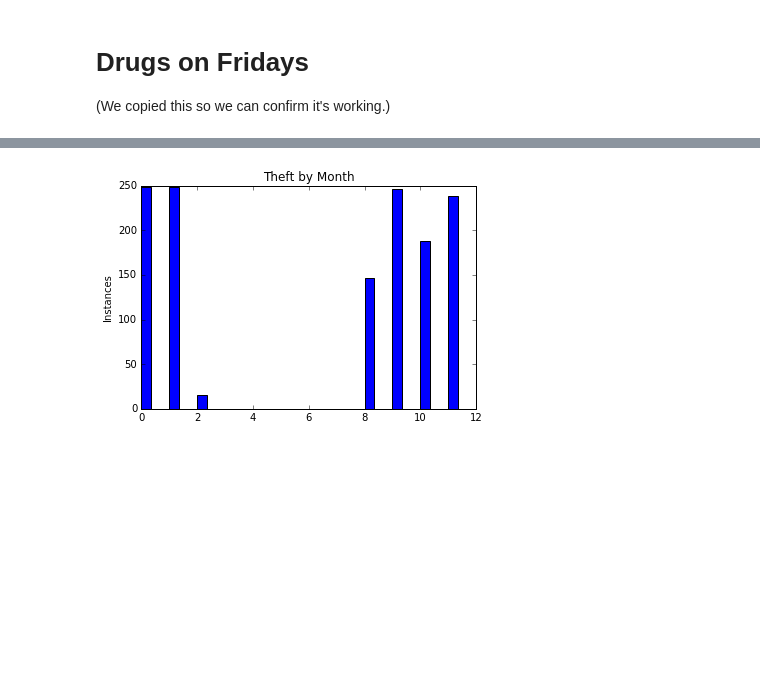
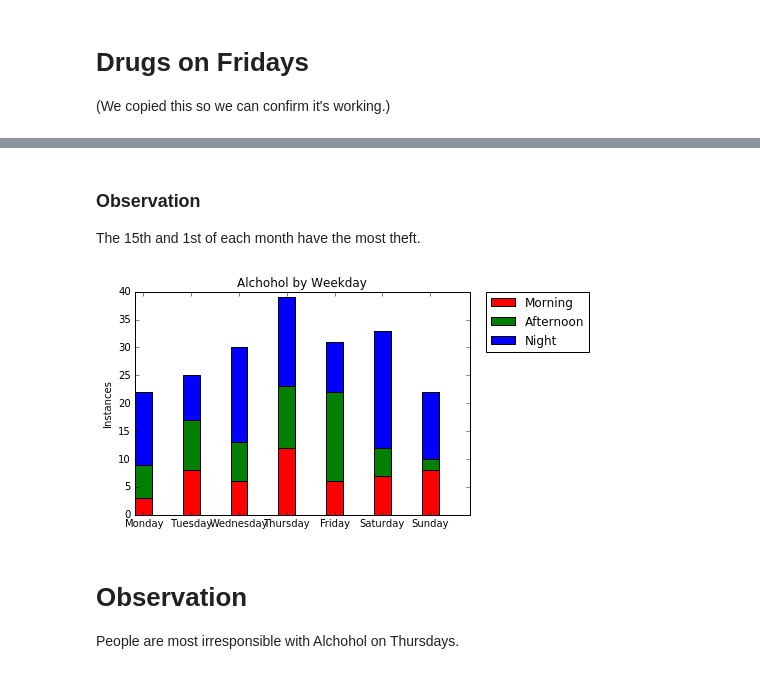
Before and after one commit to Hoverbear/PHYS-248, a Jupyter notebook: Assignment_04/A4P2.ipynb, the cells around one changed output, grey strips where cells are left out. Drawn from its saved outputs; the diff is of its cells as text; code cells hidden in the pictures; blank space fills up the shorter version.

```diff
--- a/Assignment_04/A4P2.ipynb
+++ b/Assignment_04/A4P2.ipynb
@@ -375,4 +427,14 @@ bars("Theft", categories["Theft"]["crimes"], "monthday")
-# %%
-bars("Theft", categories["Theft"]["crimes"], "month")
-# %% [output]
-[figure, removed]
+# %% [markdown]
+
+### Observation
+
+The 15th and 1st of each month have the most theft.
+# %%
+bars("Alchohol", categories["Quality of Life"]["children"]["Drugs"]["crimes"], "weekday")
+# %% [output]
+[figure, added]
+# %% [markdown]
+
+# Observation
+
+People are most irresponsible with Alchohol on Thursdays.
```
Also changed, not shown: parts of 14 cells of this notebook, 13 other files.
